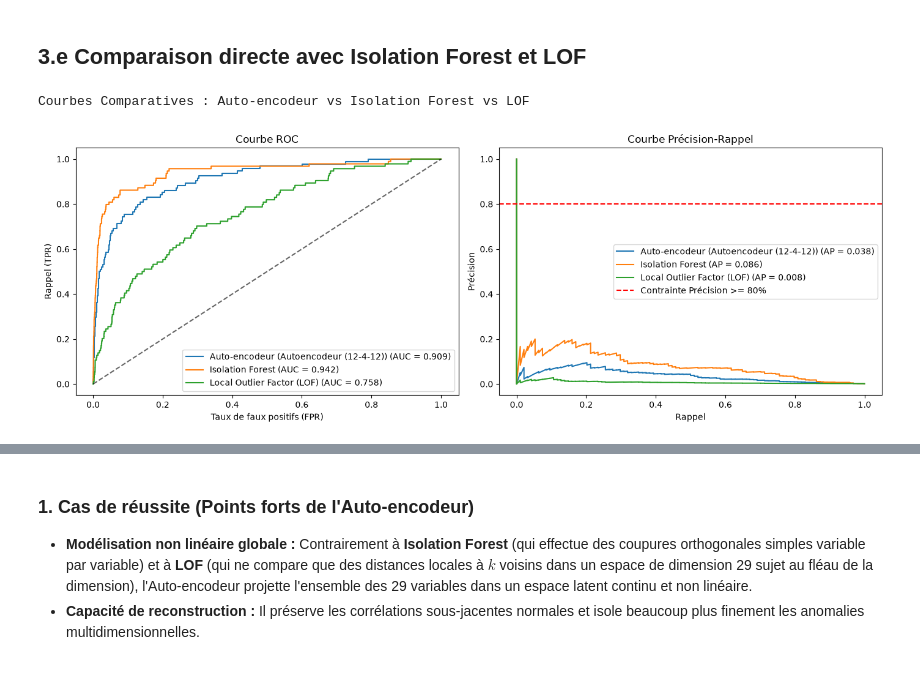
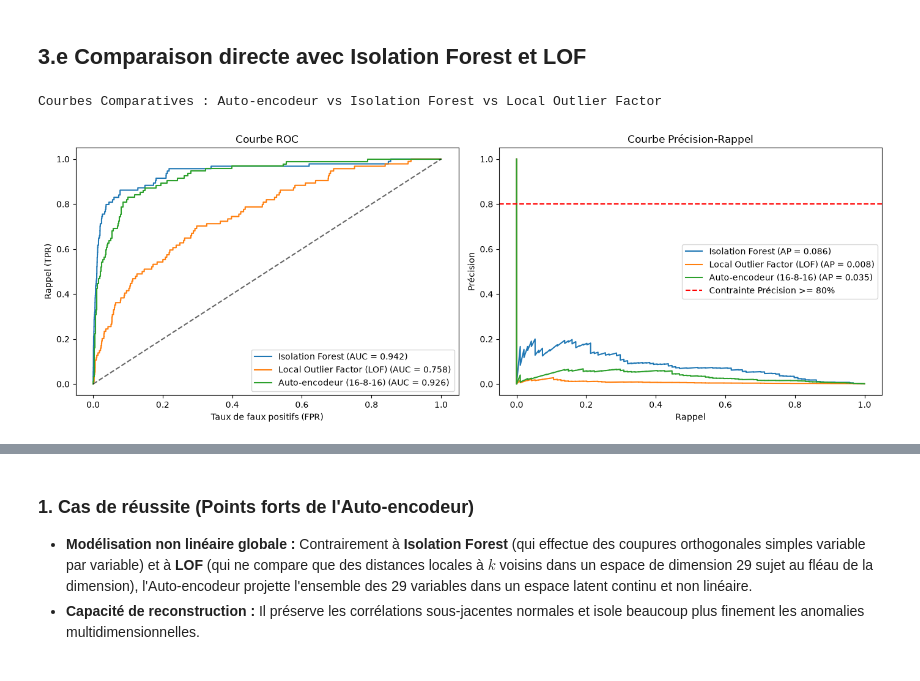
Before and after one commit to HananeDjouadi/TP-Anomalie-ML, a Jupyter notebook: notebook/partie2et3_fraudes.ipynb, the cells around one changed output, grey strips where cells are left out. Drawn from its saved outputs; the diff is of its cells as text; code cells hidden in the pictures.

Commit message:
refactoring partie 3,5

```diff
--- a/notebook/partie2et3_fraudes.ipynb
+++ b/notebook/partie2et3_fraudes.ipynb
@@ -920,19 +836,13 @@ Résultats des Auto-encodeurs sur la Validation
 # %% [markdown]
 ## 3.e Comparaison directe avec Isolation Forest et LOF
 # %%
-# Comparaison globale des détecteurs non supervisés : Auto-encodeur vs IF vs LOF
-# On récupère le meilleur auto-encodeur (Config 1)
-meilleur_nom_ae = df_res_ae.sort_values(by="AP", ascending=False).iloc[0]["Modèle"]
-meilleur_score_ae = scores_ae_dict[meilleur_nom_ae]
-
-comparaison_non_sup = {
-    f"Auto-encodeur ({meilleur_nom_ae})": meilleur_score_ae,
-    "Isolation Forest": scores_non_sup_dict["Isolation Forest"],
-    "Local Outlier Factor (LOF)": scores_non_sup_dict["Local Outlier Factor (LOF)"]
-}
-
-print("Courbes Comparatives : Auto-encodeur vs Isolation Forest vs LOF")
-utils_credit.tracer_courbes_roc_pr(y_val, comparaison_non_sup, min_precision=0.80)
+# Comparaison globale des détecteurs non supervisés
+utils_partie3.comparer_detecteurs_non_supervises(
+    y_val,
+    scores_non_sup_dict["Isolation Forest"],
+    scores_non_sup_dict["Local Outlier Factor (LOF)"],
+    scores_ae_dict["Autoencodeur (16-8-16)"]
+)
 # %% [output]
-Courbes Comparatives : Auto-encodeur vs Isolation Forest vs LOF
+Courbes Comparatives : Auto-encodeur vs Isolation Forest vs Local Outlier Factor
-[figure, old version]
+[figure, new version]
```
Also changed, not shown: parts of 7 cells of this notebook, 2 other files.
